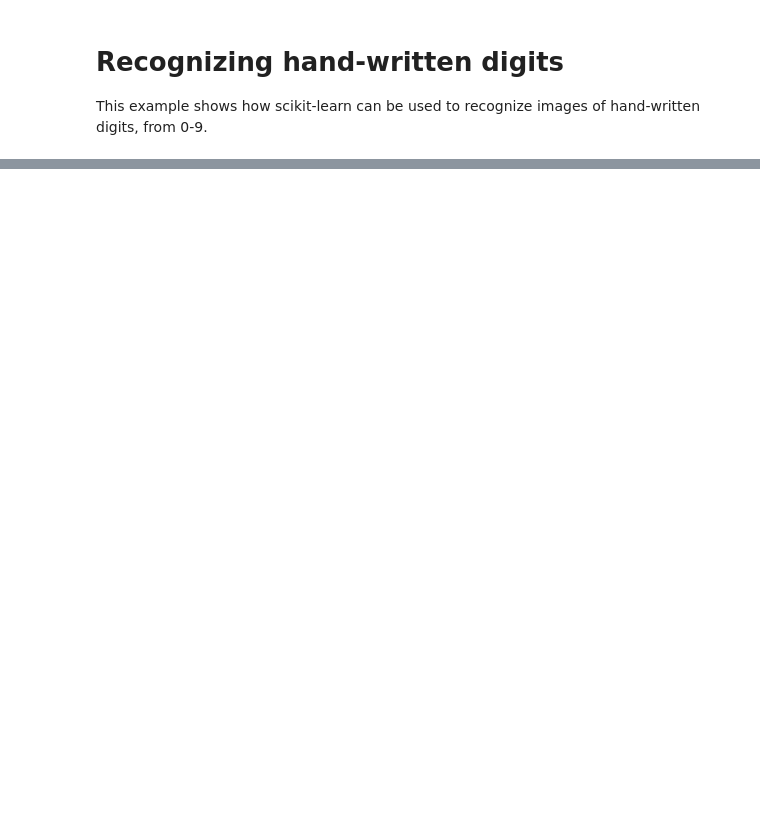
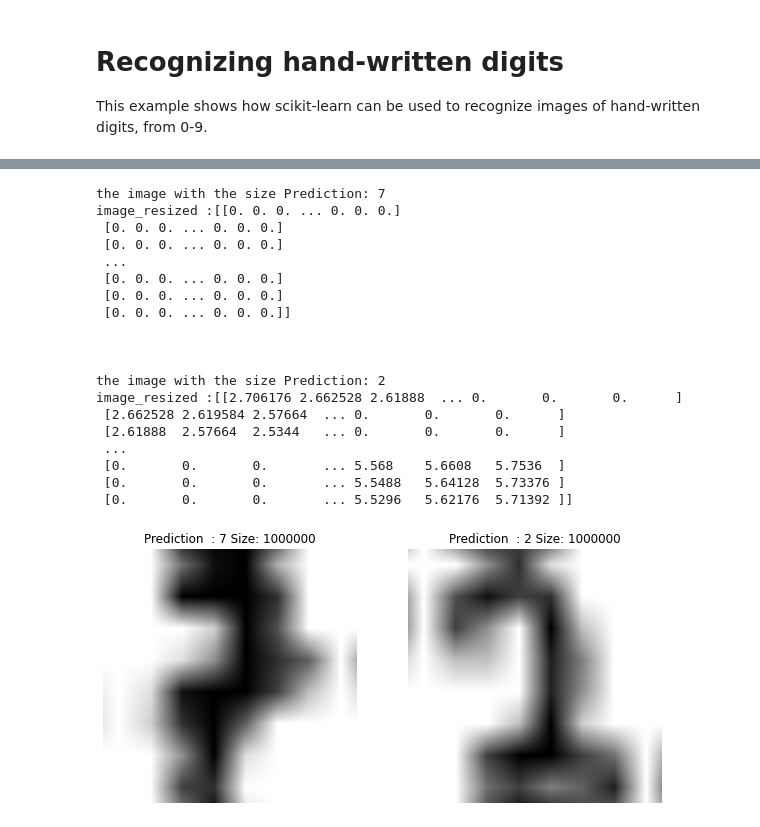
Before and after one commit to DRGeetaChhabra/rep1, a Jupyter notebook: classification.ipynb, the cells around one changed output, grey strips where cells are left out. Drawn from its saved outputs; the diff is of its cells as text; code cells hidden in the pictures; blank space fills up the shorter version.

```diff
--- a/classification.ipynb
+++ b/classification.ipynb
@@ -80,7 +34,0 @@ print(digits.images[0].size)
-# %%
-#PART:Sanity check visualization of the data
-_, axes = plt.subplots(nrows=1, ncols=4, figsize=(10, 3))
-for ax, image, label in zip(axes, digits.images, digits.target):
-    ax.set_axis_off()
-    ax.imshow(image, cmap=plt.cm.gray_r, interpolation="nearest")
-    ax.set_title("Training: %i" % label)
@@ -153,14 +96,0 @@ df
-# %%
-from PIL import Image
-_, axes = plt.subplots(nrows=1, ncols=4, figsize=(10, 10))
-for ax, image, prediction in zip(axes, X_test, predicted):
-    ax.set_axis_off()
-    image = image.reshape(8,8)
-    ax.imshow(image, cmap=plt.cm.gray_r, interpolation="nearest")
-    image_resized = resize(image, (int(image.shape[0] // 4), int(image.shape[1] // 2)),
-                       anti_aliasing=True)
-
-
-
-    ax.set_title(f"Prediction  : {prediction}" f"ImageSize: {image.size}")
-    print("the image with the size" f"Prediction: {prediction}" f"image_resized :{image_resized}\n")
@@ -196,0 +118,35 @@ true digit values and the predicted digit values.
+# %%
+#For Resolution 1000*1000
+from PIL import Image
+_, axes = plt.subplots(nrows=1, ncols=2, figsize=(10, 10))
+for ax, image, prediction in zip(axes, X_test, predicted):
+    ax.set_axis_off()
+    image = image.reshape(8,8)
+    image = resize(image, (1000, 1000),anti_aliasing=True)
+    ax.imshow(image, cmap=plt.cm.gray_r, interpolation="nearest")
+
+    ax.set_title(f"Prediction  : {prediction}" f" Size: {image.size}")
+    print("the image with the size" f" Prediction: {prediction}" )
+    print(f"image_resized :{image}\n")
+    print("\n")
+# %% [output]
+the image with the size Prediction: 7
+image_resized :[[0. 0. 0. ... 0. 0. 0.]
+ [0. 0. 0. ... 0. 0. 0.]
+ [0. 0. 0. ... 0. 0. 0.]
+ ...
+ [0. 0. 0. ... 0. 0. 0.]
+ [0. 0. 0. ... 0. 0. 0.]
+ [0. 0. 0. ... 0. 0. 0.]]
+
+
+
+the image with the size Prediction: 2
+image_resized :[[2.706176 2.662528 2.61888  ... 0.       0.       0.      ]
+ [2.662528 2.619584 2.57664  ... 0.       0.       0.      ]
+ [2.61888  2.57664  2.5344   ... 0.       0.       0.      ]
+ ...
+ [0.       0.       0.       ... 5.568    5.6608   5.7536  ]
+ [0.       0.       0.       ... 5.5488   5.64128  5.73376 ]
+ [0.       0.       0.       ... 5.5296   5.62176  5.71392 ]]
+[figure, added]
```
Also changed, not shown: parts of 17 cells of this notebook, 1 other file.
